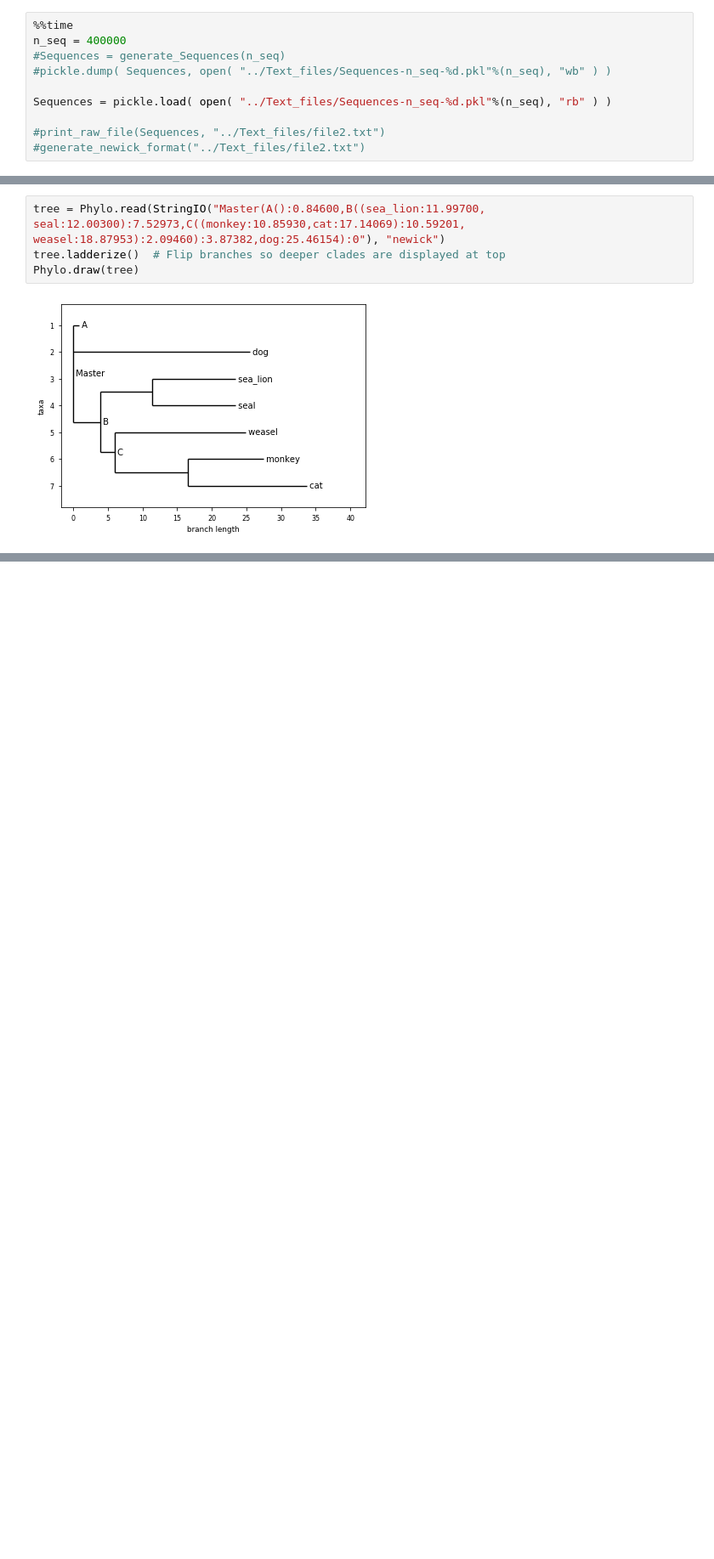
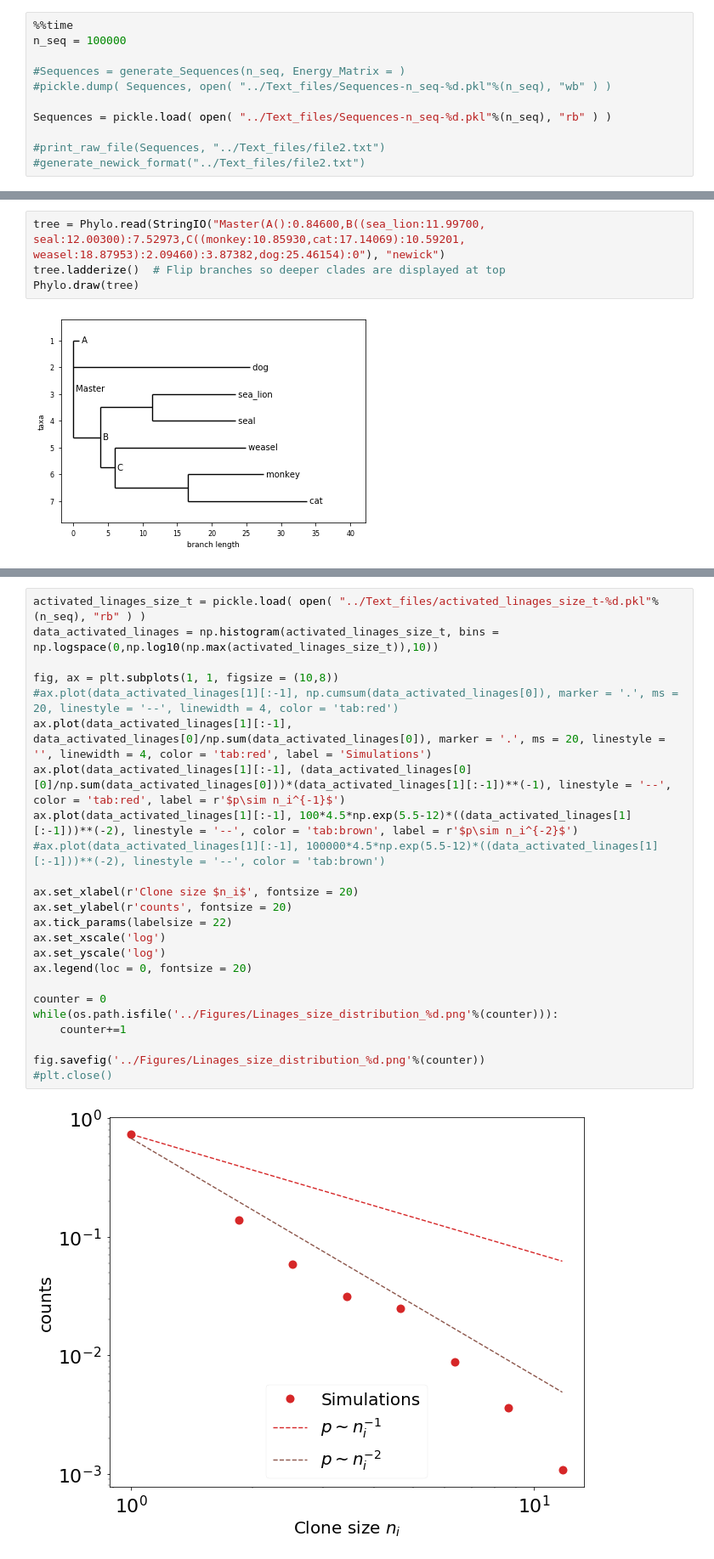
Before and after one commit to betoto008/Affinity_maturation, a Jupyter notebook: Jupyter_Notebooks/Stochastic_simulation.ipynb, the cells around one changed output, grey strips where cells are left out. Shown at 85% size. Drawn from its saved outputs; the diff is of its cells as text; blank space fills up the shorter version.

```diff
--- a/Jupyter_Notebooks/Stochastic_simulation.ipynb
+++ b/Jupyter_Notebooks/Stochastic_simulation.ipynb
@@ -25,7 +38,8 @@ Autosaving every 60 seconds
 # %%
 %%time
-n_seq = 400000
-#Sequences = generate_Sequences(n_seq)
+n_seq = 100000
+
+#Sequences = generate_Sequences(n_seq, Energy_Matrix = )
 #pickle.dump( Sequences, open( "../Text_files/Sequences-n_seq-%d.pkl"%(n_seq), "wb" ) )
 
 Sequences = pickle.load( open( "../Text_files/Sequences-n_seq-%d.pkl"%(n_seq), "rb" ) )
@@ -152,0 +202,26 @@ Wall time: 181 µs
+# %%
+activated_linages_size_t = pickle.load( open( "../Text_files/activated_linages_size_t-%d.pkl"%(n_seq), "rb" ) )
+data_activated_linages = np.histogram(activated_linages_size_t, bins = np.logspace(0,np.log10(np.max(activated_linages_size_t)),10))
+
+fig, ax = plt.subplots(1, 1, figsize = (10,8))
+#ax.plot(data_activated_linages[1][:-1], np.cumsum(data_activated_linages[0]), marker = '.', ms = 20, linestyle = '--', linewidth = 4, color = 'tab:red')
+ax.plot(data_activated_linages[1][:-1], data_activated_linages[0]/np.sum(data_activated_linages[0]), marker = '.', ms = 20, linestyle = '', linewidth = 4, color = 'tab:red', label = 'Simulations')
+ax.plot(data_activated_linages[1][:-1], (data_activated_linages[0][0]/np.sum(data_activated_linages[0]))*(data_activated_linages[1][:-1])**(-1), linestyle = '--', color = 'tab:red', label = r'$p\sim n_i^{-1}$')
+ax.plot(data_activated_linages[1][:-1], 100*4.5*np.exp(5.5-12)*((data_activated_linages[1][:-1]))**(-2), linestyle = '--', color = 'tab:brown', label = r'$p\sim n_i^{-2}$')
+#ax.plot(data_activated_linages[1][:-1], 100000*4.5*np.exp(5.5-12)*((data_activated_linages[1][:-1]))**(-2), linestyle = '--', color = 'tab:brown')
+
+ax.set_xlabel(r'Clone size $n_i$', fontsize = 20)
+ax.set_ylabel(r'counts', fontsize = 20)
+ax.tick_params(labelsize = 22)
+ax.set_xscale('log')
+ax.set_yscale('log')
+ax.legend(loc = 0, fontsize = 20)
+
+counter = 0
+while(os.path.isfile('../Figures/Linages_size_distribution_%d.png'%(counter))):
+    counter+=1
+
+fig.savefig('../Figures/Linages_size_distribution_%d.png'%(counter))
+#plt.close()
+# %% [output]
+[figure, added]
```
Also changed, not shown: parts of 18 cells of this notebook, 47 other files.
